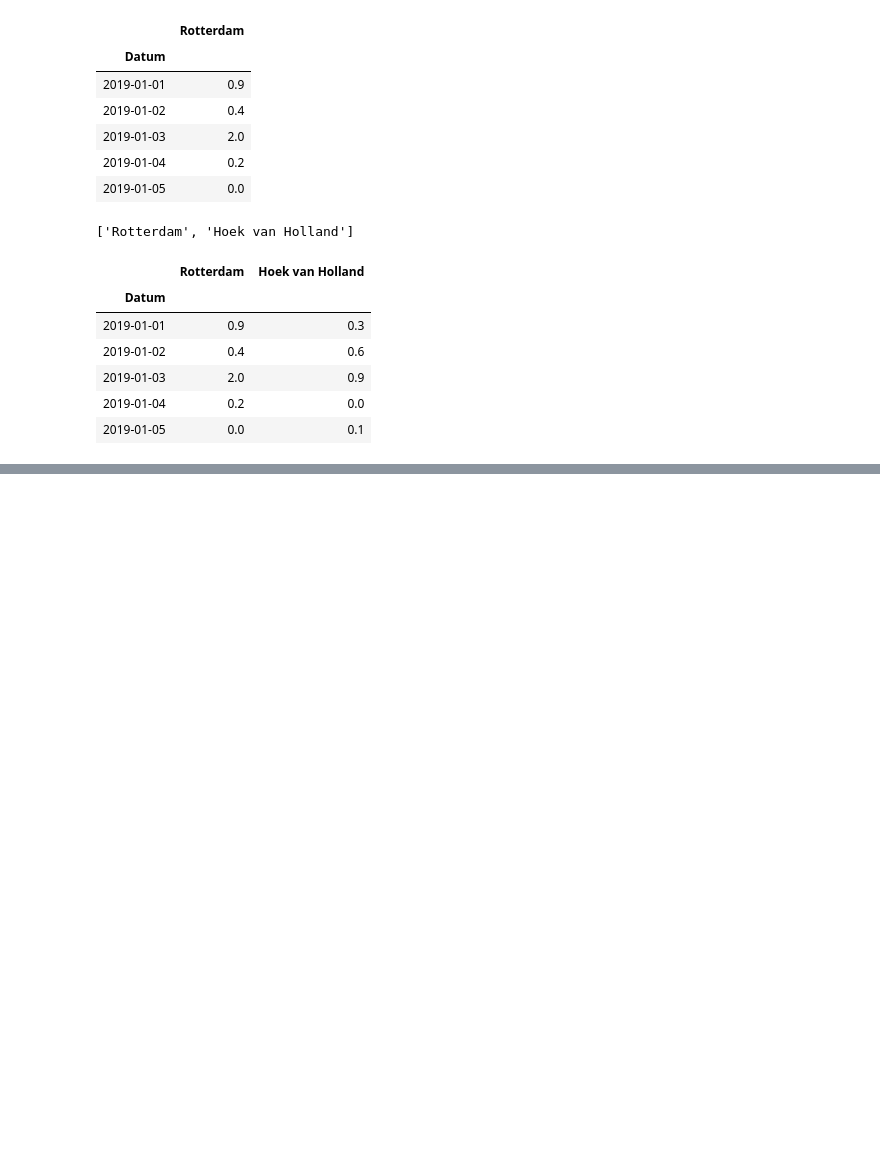
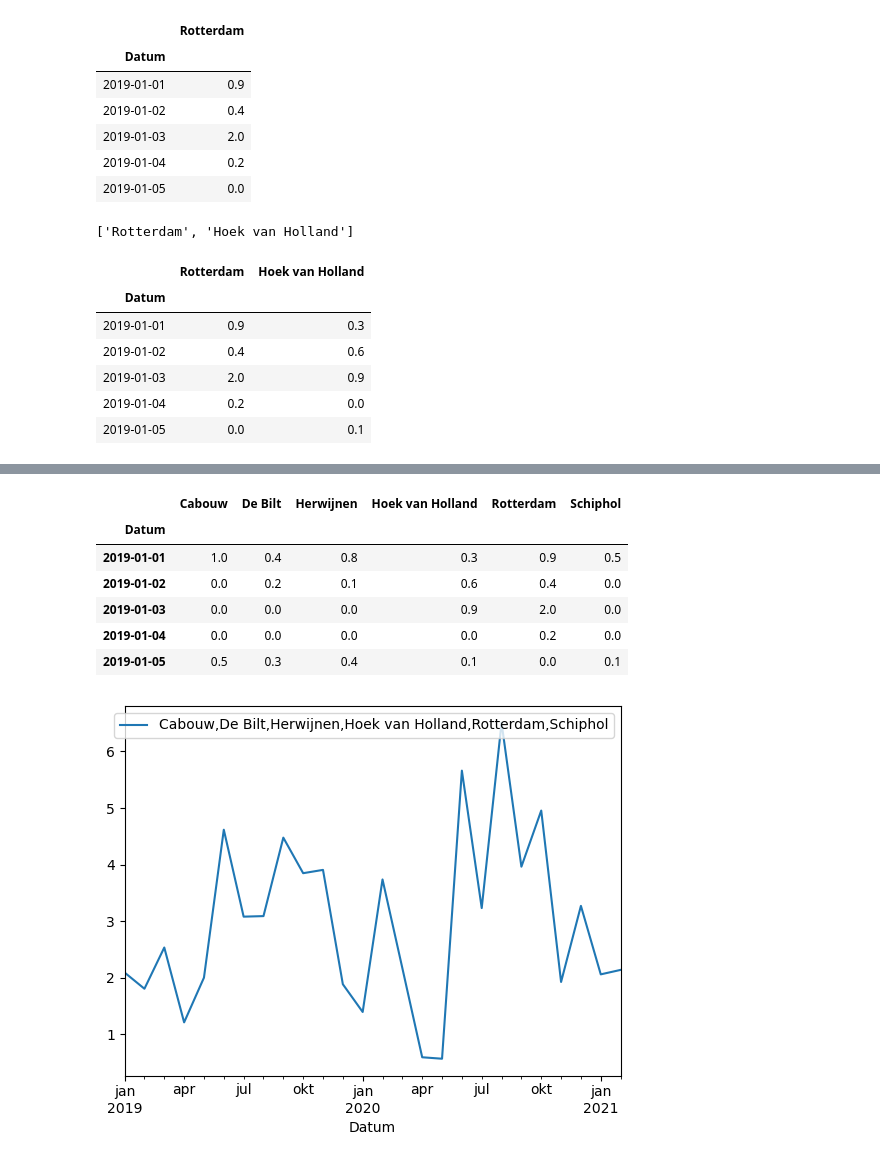
Before and after one commit to MAMBA-python/course-material, a Jupyter notebook: Exercise_notebooks/Intermediate/03_oop/02 oop group assignment.ipynb, the cells around one changed output, grey strips where cells are left out. Saved outputs shown, nothing was run; the diff lists cells and outputs as text; code cells hidden in the pictures; blank space fills up the shorter version.

```diff
--- a/Exercise_notebooks/Intermediate/03_oop/02 oop group assignment.ipynb
+++ b/Exercise_notebooks/Intermediate/03_oop/02 oop group assignment.ipynb
@@ -181,0 +216,17 @@ knmi.data
+# %%
+# check if your code runs as expected
+
+knmi= KNMI(path=r'.\data')
+knmi.plot()
+knmi.data.head()
+
+# Great work!
+# %% [output]
+|  | Cabouw | De Bilt | Herwijnen | Hoek van Holland | Rotterdam | Schiphol |
+| Datum |  |  |  |  |  |  |
+| 2019-01-01 | 1.0 | 0.4 | 0.8 | 0.3 | 0.9 | 0.5 |
+| 2019-01-02 | 0.0 | 0.2 | 0.1 | 0.6 | 0.4 | 0.0 |
+| 2019-01-03 | 0.0 | 0.0 | 0.0 | 0.9 | 2.0 | 0.0 |
+| 2019-01-04 | 0.0 | 0.0 | 0.0 | 0.0 | 0.2 | 0.0 |
+| 2019-01-05 | 0.5 | 0.3 | 0.4 | 0.1 | 0.0 | 0.1 |
+[figure, added]
```
Also changed, not shown: parts of 20 cells of this notebook.
